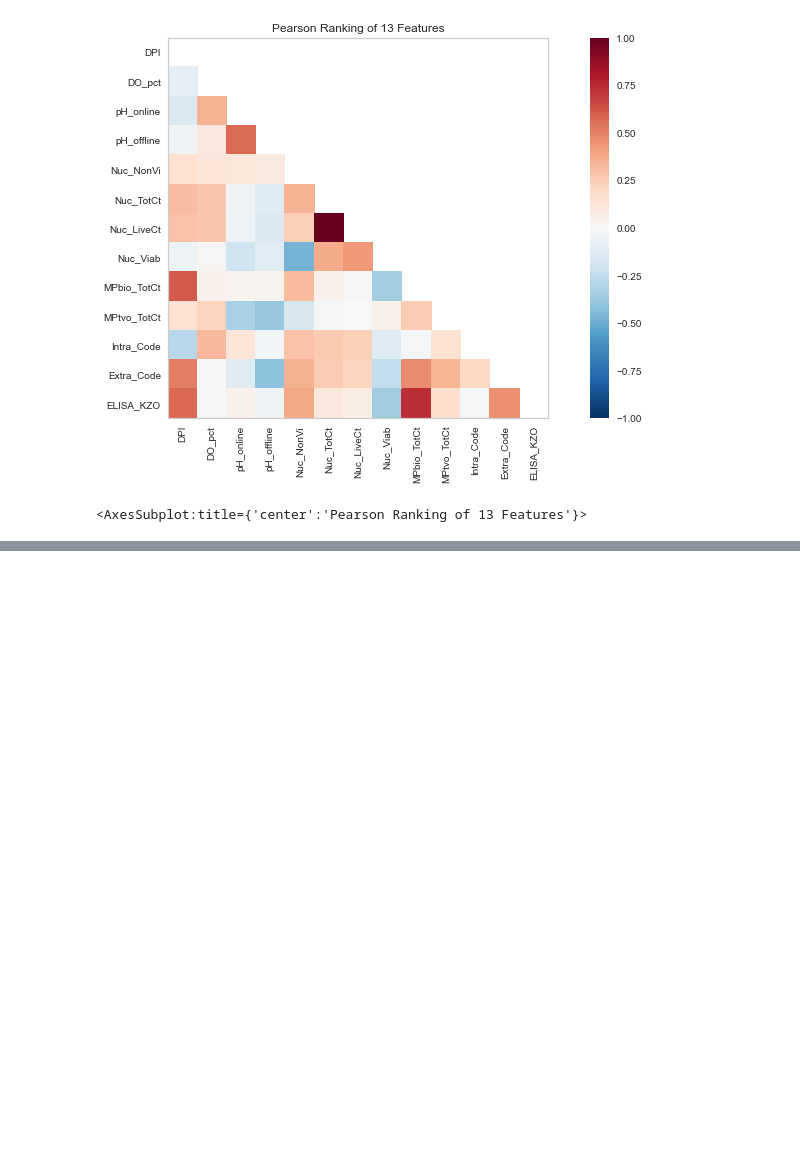
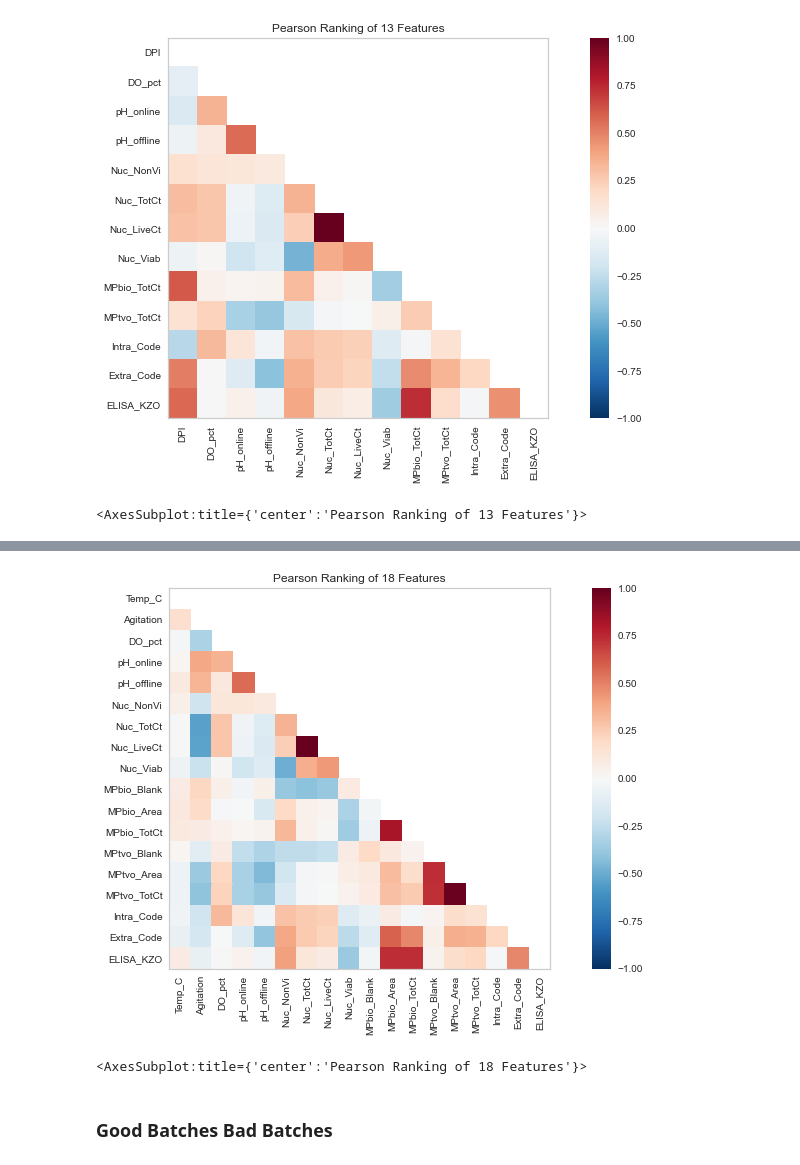
Before and after one commit to ScottBreitbach/DSC550, a Jupyter notebook: FinalProject/M1_test.ipynb, the cells around one changed output, grey strips where cells are left out. Cells and saved outputs as stored; diff of their text form; code cells hidden in the pictures; blank space fills up the shorter version.

```diff
--- a/FinalProject/M1_test.ipynb
+++ b/FinalProject/M1_test.ipynb
@@ -804,0 +1116,21 @@ visualizer.poof()#outpath='pcoords1.png') # Draw/show/poof the data
+# %%
+# Remove blank columns from Pearson ranking chart
+num_features = ['Temp_C', 'Agitation', 'DO_pct', 'pH_online', 'pH_offline',
+                'Nuc_NonVi', 'Nuc_TotCt', 'Nuc_LiveCt', 'Nuc_Viab',
+                'MPbio_Blank', 'MPbio_Area', 'MPbio_TotCt', 'MPtvo_Blank',
+                'MPtvo_Area', 'MPtvo_TotCt', 'Intra_Code', 'Extra_Code', 'ELISA_KZO',]
+# %%
+X = pearsDF[num_features].values
+
+# Instantiate the visualizer with the Covariance ranking algorithm
+visualizer = Rank2D(features=num_features, algorithm='pearson') # ‘pearson’, ‘covariance’, ‘spearman’, or ‘kendalltau’
+visualizer.fit(X)  # Fit the data to the visualizer
+visualizer.transform(X)  # Transform the data
+# visualizer.poof()  # Draw/show/poof the data
+visualizer.poof()#outpath='pcoords1.png') # Draw/show/poof the data
+# plt.show()
+# %% [output]
+[figure, added]
+<AxesSubplot:title={'center':'Pearson Ranking of 18 Features'}>
+# %% [markdown]
+### Good Batches Bad Batches
```
Also changed, not shown: parts of 62 cells of this notebook, 1 other file.
